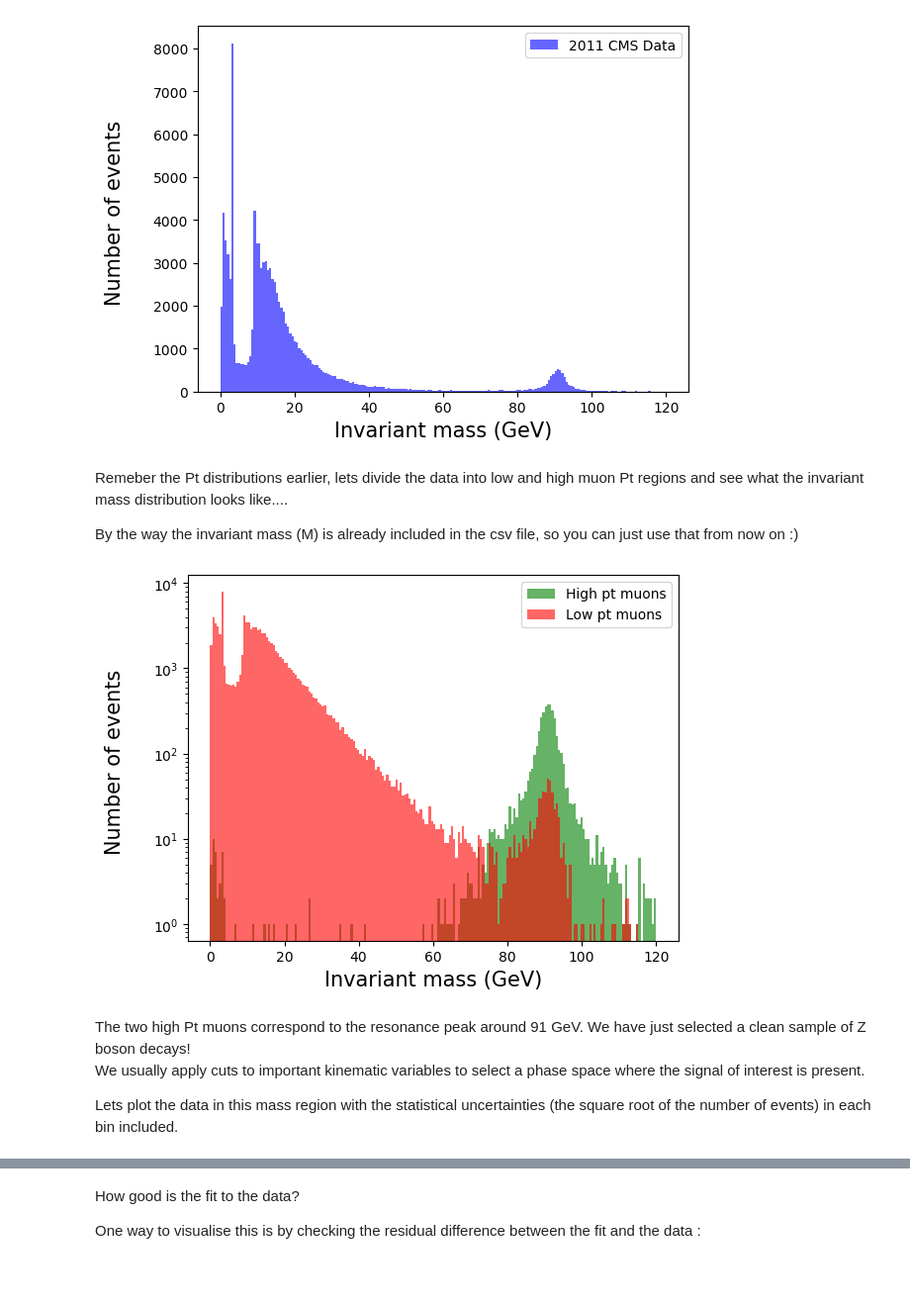
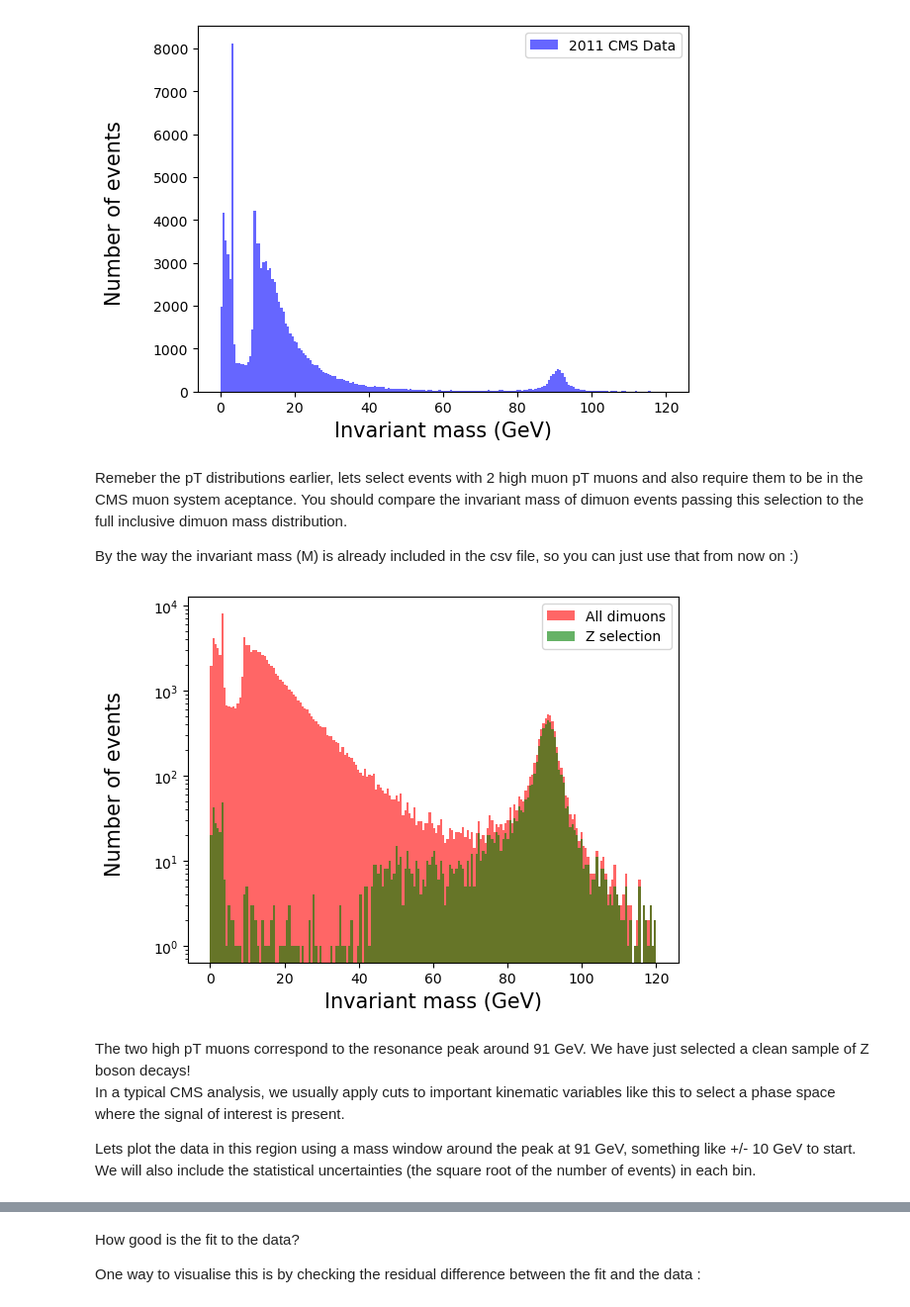
Before and after one commit to dermotmoran/OpenDataStudies, a Jupyter notebook: notebooks/DiMuResonances.ipynb, the cells around one changed output, grey strips where cells are left out. Shown at 99% size. Cells and saved outputs as stored; diff of their text form; code cells hidden in the pictures; blank space fills up the shorter version.

```diff
--- a/notebooks/DiMuResonances.ipynb
+++ b/notebooks/DiMuResonances.ipynb
@@ -93,32 +112,30 @@ plt.show()
 # %% [output]
 [figure]
 # %% [markdown]
-Remeber the Pt distributions earlier, lets divide the data into low and high muon Pt regions and see what the invariant mass distribution looks like....
+Remeber the pT distributions earlier, lets select events with 2 high muon pT muons and also require them to be in the CMS muon system aceptance. You should compare the invariant mass of dimuon events passing this selection to the full inclusive dimuon mass distribution.
 
 By the way the invariant mass (M) is already included in the csv file, so you can just use that from now on :)
 # %%
-threshold = 30
+pt_cut = 20
+eta_cut = 2.1
 
-Highpt = data[(pt1 >= threshold) & (pt2 >= threshold)]
-lowpt = data[(pt1 < threshold) & (pt2 < threshold)]
+zsel = data[(data.pt1 >= pt_cut) & (data.pt2 >= pt_cut) & (abs(data.eta1)<eta_cut) & (abs(data.eta2)<eta_cut)]
 
-#fig = plt.figure(figsize=(15, 10))
-
-plt.hist(Highpt.M, 200, range = (0,120), alpha = 0.6 , color = 'green', label = 'High pt muons')
-plt.hist(lowpt.M, 200, range = (0,120), alpha = 0.6 , color = 'red', label = 'Low pt muons')
+plt.hist(data.M, 200, range = (0,120), alpha = 0.6 , color = 'red', label = 'All dimuons')
+plt.hist(zsel.M, 200, range = (0,120), alpha = 0.6 , color = 'green', label = 'Z selection')
 
 plt.xlabel('Invariant mass (GeV)', fontsize = 15)
 plt.ylabel('Number of events \n', fontsize = 15)
 plt.legend()
 plt.yscale("log")
 plt.show()
 # %% [output]
-[figure, old version]
+[figure, new version]
 # %% [markdown]
-The two high Pt muons correspond to the resonance peak around 91 GeV.
+The two high pT muons correspond to the resonance peak around 91 GeV.
 We have just selected a clean sample of Z boson decays!
-We usually apply cuts to important kinematic variables to select a phase space where the signal of interest is present.
+In a typical CMS analysis, we usually apply cuts to important kinematic variables like this to select a phase space where the signal of interest is present.
 
-Lets plot the data in this mass region with the statistical uncertainties (the square root of the number of events) in each bin included.
+Lets plot the data in this region using a mass window around the peak at 91 GeV, something like +/- 10 GeV to start. We will also include the statistical uncertainties (the square root of the number of events) in each bin.
 # %%
 nBins = 60
```
Also changed, not shown: parts of 14 cells of this notebook, 1 other file.
